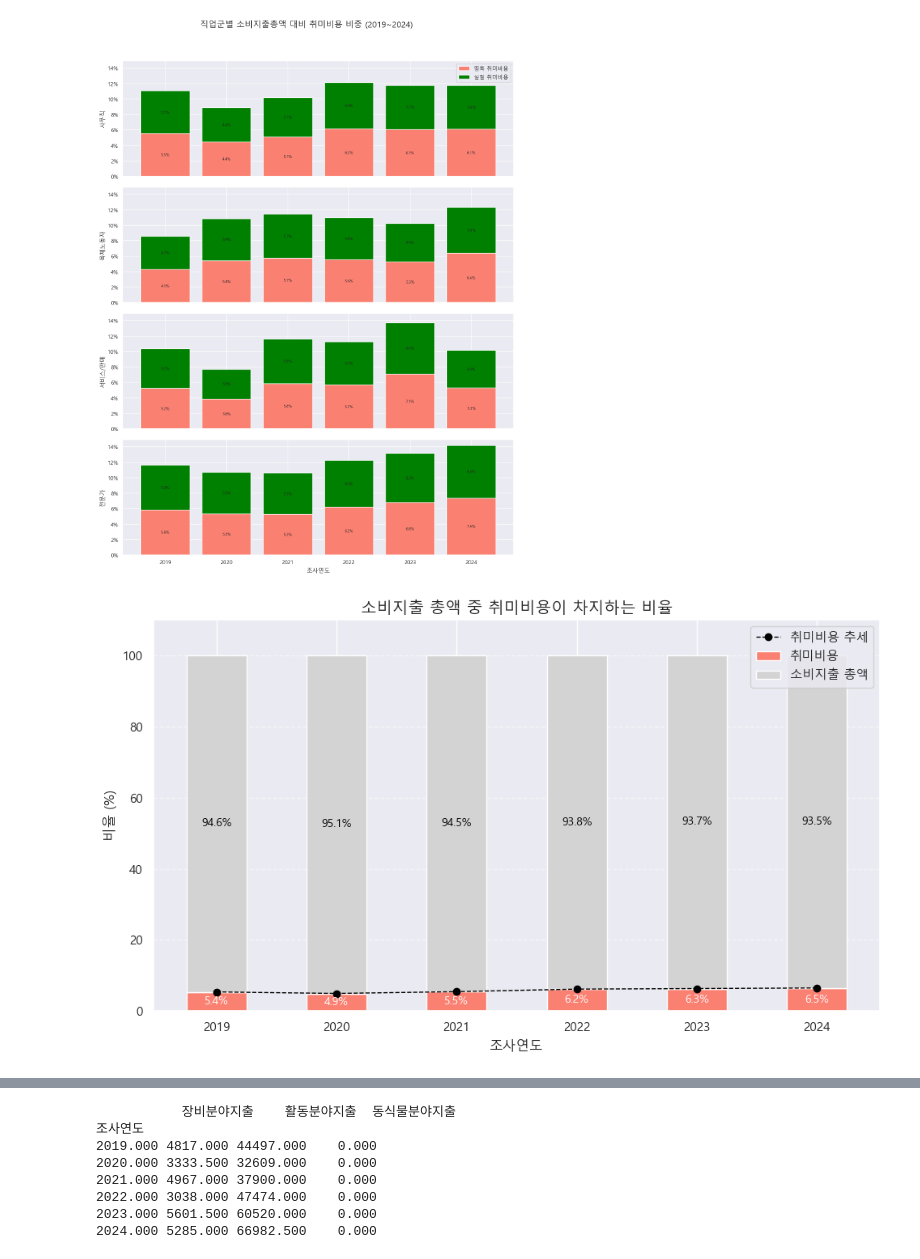
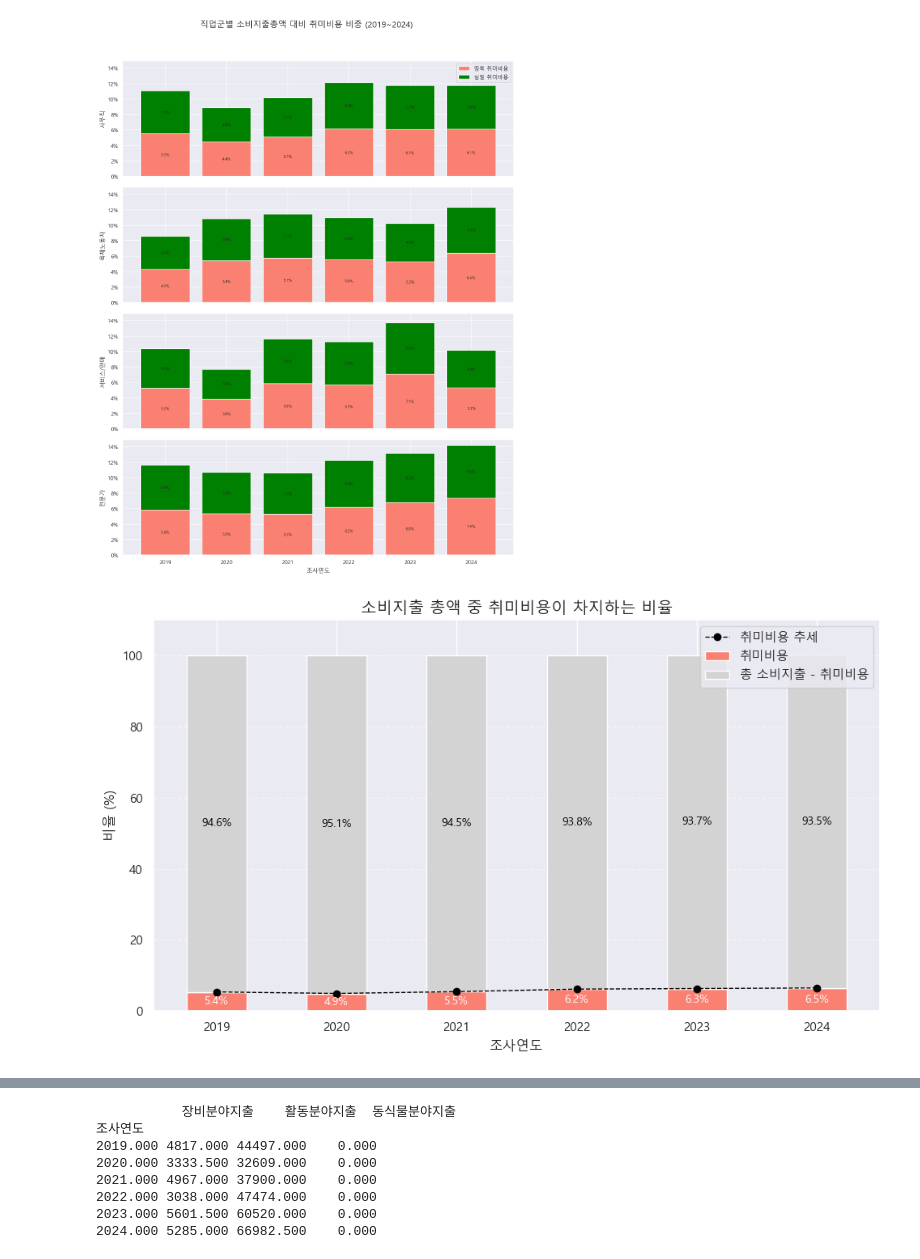
Before and after one commit to tamx2y/Home_alone, a Jupyter notebook: 02_Entertainment/07_청년의 취미활동 재분석.ipynb, the cells around one changed output, grey strips where cells are left out. Cells and saved outputs as stored; diff of their text form; code cells hidden in the pictures.

```diff
--- a/02_Entertainment/07_청년의 취미활동 재분석.ipynb
+++ b/02_Entertainment/07_청년의 취미활동 재분석.ipynb
@@ -1297,35 +1297,35 @@ x = np.arange(len(grouped))
 width = 0.5
 
 fig, ax = plt.subplots(figsize=(10, 6))
 
 # 누적 막대그래프: 취미비용(살몬), 소비지출 총액(회색)
 bars1 = ax.bar(x, grouped['명목취미비율'], width, label='취미비용', color='salmon')
-bars2 = ax.bar(x, grouped['명목기타'], width, bottom=grouped['명목취미비율'], label='소비지출 총액', color='lightgray')
+bars2 = ax.bar(x, grouped['명목기타'], width, bottom=grouped['명목취미비율'], label='총 소비지출 - 취미비용', color='lightgray')
 
 # 취미비용 추세선 (검정색, 점선)
 ax.plot(x, grouped['명목취미비율'], color='black', marker='o', linestyle='--', linewidth=1, label='취미비용 추세')
 
 # 라벨링
 for bar, val in zip(bars1, grouped['명목취미비율']):
     ax.text(bar.get_x() + bar.get_width() / 2, bar.get_height() / 2, f'{val:.1f}%', ha='center', va='center', fontsize=10, color='white')
 
 for bar, val, bottom in zip(bars2, grouped['명목기타'], grouped['명목취미비율']):
     ax.text(bar.get_x() + bar.get_width() / 2, bottom + val / 2, f'{val:.1f}%', ha='center', va='center', fontsize=10, color='black')
 
 # 축 및 제목 설정
 ax.set_title('소비지출 총액 중 취미비용이 차지하는 비율', fontsize=14)
 ax.set_xlabel('조사연도', fontsize=12)
 ax.set_ylabel('비율 (%)', fontsize=12)
 ax.set_xticks(x)
 ax.set_xticklabels(grouped['조사연도'])
 ax.set_ylim(0, 110)
 ax.legend(loc='upper right')
 ax.grid(True, axis='y', linestyle='--', alpha=0.5)
 
 plt.tight_layout()
 plt.show()
 # %% [output]
-[figure, old version]
+[figure, new version]
 # %%
 young3
 # %% [output]
```
Also changed, not shown: parts of 2 cells of this notebook.
